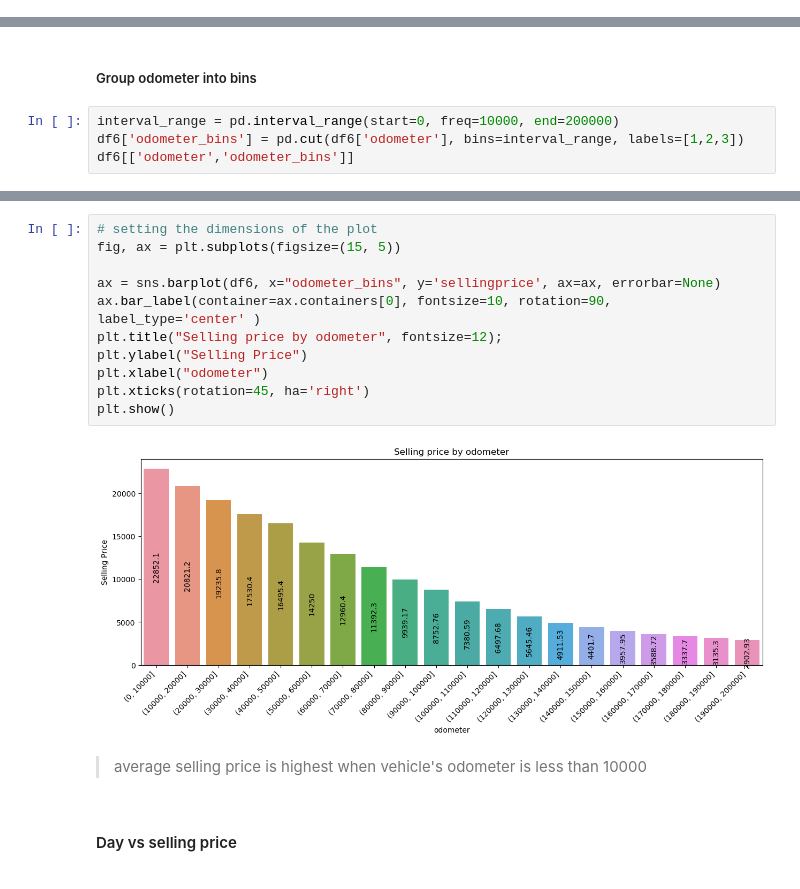
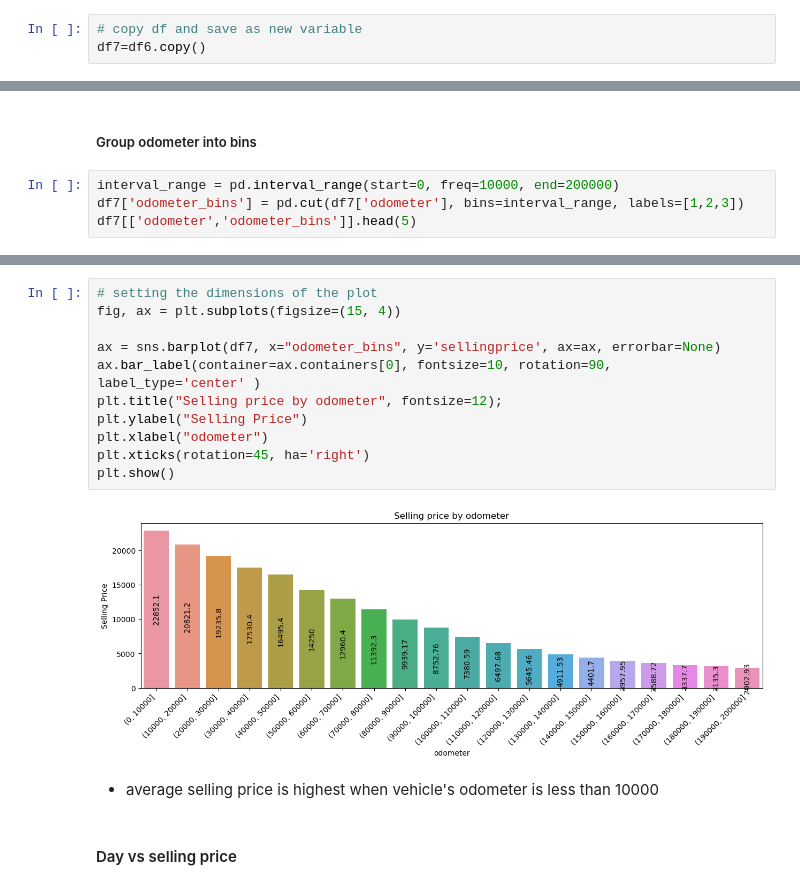
Before and after one commit to aprilhong/vehiclesales, a Jupyter notebook: Vehicle_DA.ipynb, the cells around one changed output, grey strips where cells are left out. Cells and saved outputs as stored; diff of their text form.

```diff
--- a/Vehicle_DA.ipynb
+++ b/Vehicle_DA.ipynb
@@ -1861,0 +1574,3 @@ None
+# %%
+# copy df and save as new variable
+df7=df6.copy()
@@ -2350,8 +1975,8 @@ mass_sum/(top_sum+lux_sum+pre_sum+semi_sum)
 ##### Group odometer into bins
 # %%
 interval_range = pd.interval_range(start=0, freq=10000, end=200000)
-df6['odometer_bins'] = pd.cut(df6['odometer'], bins=interval_range, labels=[1,2,3])
-df6[['odometer','odometer_bins']]
+df7['odometer_bins'] = pd.cut(df7['odometer'], bins=interval_range, labels=[1,2,3])
+df7[['odometer','odometer_bins']].head(5)
 # %% [output]
 |  | odometer | odometer_bins |
 | 0 | 16639.0 | (10000, 20000] |
@@ -2369,18 +1987,18 @@ df6[['odometer','odometer_bins']]
 # %%
 # setting the dimensions of the plot
-fig, ax = plt.subplots(figsize=(15, 5))
+fig, ax = plt.subplots(figsize=(15, 4))
 
-ax = sns.barplot(df6, x="odometer_bins", y='sellingprice', ax=ax, errorbar=None)
+ax = sns.barplot(df7, x="odometer_bins", y='sellingprice', ax=ax, errorbar=None)
 ax.bar_label(container=ax.containers[0], fontsize=10, rotation=90, label_type='center' )
 plt.title("Selling price by odometer", fontsize=12);
 plt.ylabel("Selling Price")
 plt.xlabel("odometer")
 plt.xticks(rotation=45, ha='right')
 plt.show()
 # %% [output]
-[figure, old version]
+[figure, new version]
 # %% [markdown]
-> average selling price is highest when vehicle's odometer is less than 10000
+- average selling price is highest when vehicle's odometer is less than 10000
 # %% [markdown]
 #### Day vs selling price
 # %%
```
Also changed, not shown: parts of 179 cells of this notebook.
